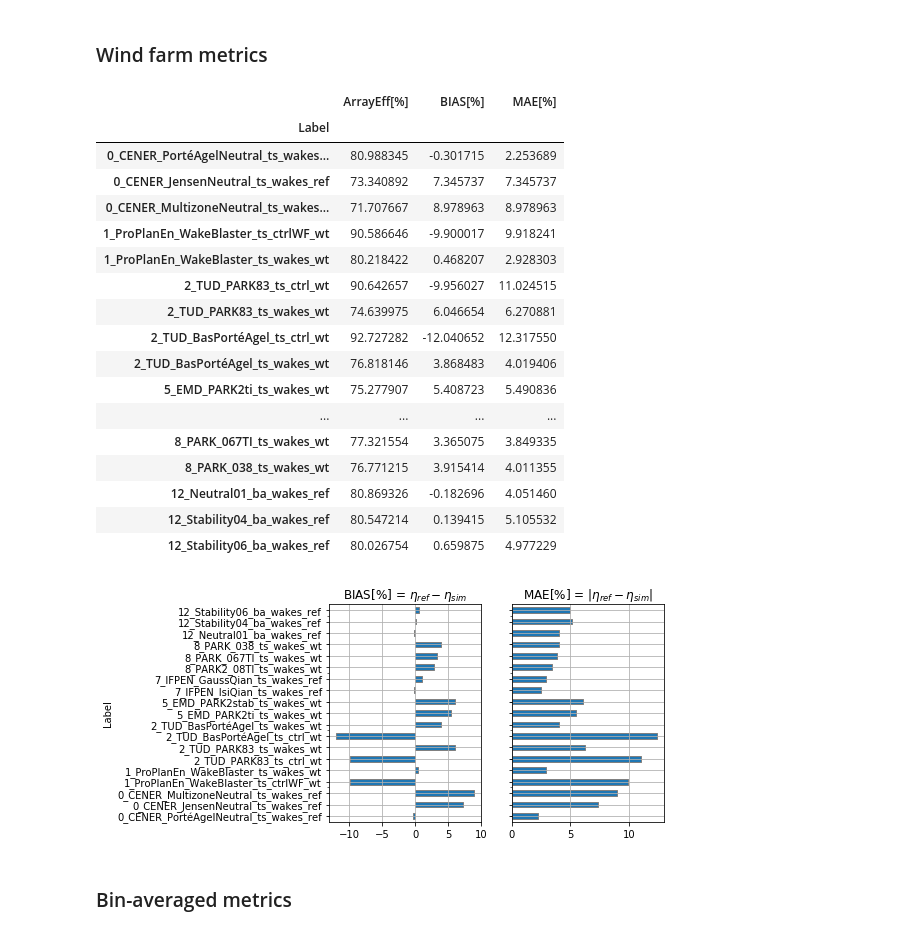
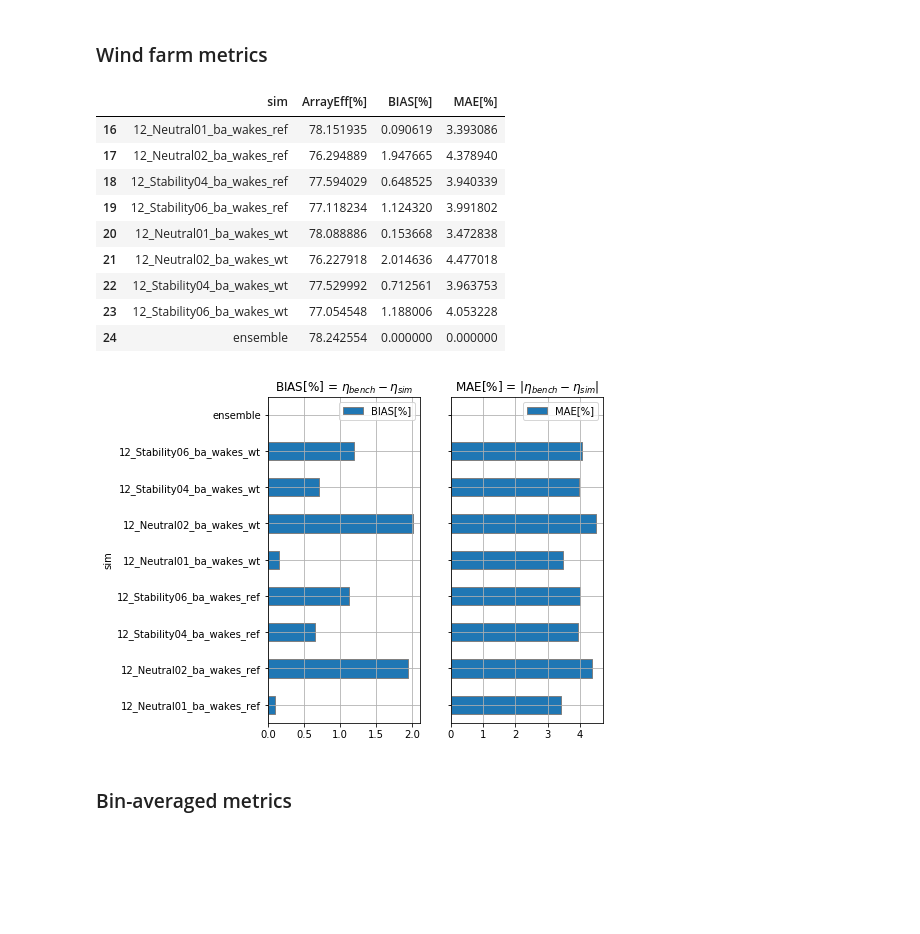
Before and after one commit to CENER-EPR/OWAbench, a Jupyter notebook: Ormonde/Ormonde_ArrayEfficiency.ipynb, the cells around one changed output. Saved outputs shown, nothing was run; the diff lists cells and outputs as text; code cells hidden in the pictures; blank space fills up the shorter version.

```diff
--- a/Ormonde/Ormonde_ArrayEfficiency.ipynb
+++ b/Ormonde/Ormonde_ArrayEfficiency.ipynb
@@ -28,7 +31,7 @@ IPython.OutputArea.prototype._should_scroll = function(lines) {
 # %% [markdown]
 ## Participants
 # %%
-n_sim = 20 # number of submited simulations + 1 (ensemble)
+n_sim = 25 # number of submited simulations + 1 (ensemble)
 sims = pd.DataFrame(columns = ['ID','Ensemble','Participant','Model Name', 'Model Type','Approach','Input','Remarks','Label'],
                    index = np.arange(0,n_sim,1))
 sims.loc[0]  = ['orm00a'  ,0,'CENER'    ,'FLORIS'     ,'Porté-Agel'         ,'ts','wakes,ref','Neutral'         ,'0_CENER_PortéAgelNeutral_ts_wakes_ref']
@@ -36,21 +39,26 @@ sims.loc[1]  = ['orm00b'  ,0,'CENER'    ,'FLORIS'     ,'Jensen'             ,'ts
 sims.loc[2]  = ['orm00c'  ,0,'CENER'    ,'FLORIS'     ,'Multizone'          ,'ts','wakes,ref','Neutral'         ,'0_CENER_MultizoneNeutral_ts_wakes_ref']
 sims.loc[3]  = ['orm01a'  ,1,'ProPlanEn','WakeBlaster','RANS Eddy-Vis'      ,'ts','ctrl,wt'  ,'Walney 1-4, West of Duddon Sands and Barrow added','1_ProPlanEn_WakeBlaster_ts_ctrlWF_wt']
 sims.loc[4]  = ['orm01b'  ,1,'ProPlanEn','WakeBlaster','RANS Eddy-Vis'      ,'ts','wakes,wt' ,' '               ,'1_ProPlanEn_WakeBlaster_ts_wakes_wt']
-sims.loc[5]  = ['orm02a'  ,1,'TU-Delft' ,'eWakeLab'   ,'PARK83'             ,'ts','ctrl,wt'  ,'Dynamic Cw'      ,'2_TUD_PARK83_ts_ctrl_wt']
+sims.loc[5]  = ['orm02a'  ,0,'TU-Delft' ,'eWakeLab'   ,'PARK83'             ,'ts','ctrl,wt'  ,'Dynamic Cw'      ,'2_TUD_PARK83_ts_ctrl_wt']
 sims.loc[6]  = ['orm02b'  ,1,'TU-Delft' ,'eWakeLab'   ,'PARK83'             ,'ts','wakes,wt' ,'Dynamic Cw'      ,'2_TUD_PARK83_ts_wakes_wt']
-sims.loc[7]  = ['orm02c'  ,1,'TU-Delft' ,'eWakeLab'   ,'Bastankah&PortéAgel','ts','ctrl,wt'  ,'Dynamic Cw'      ,'2_TUD_BasPortéAgel_ts_ctrl_wt']
+sims.loc[7]  = ['orm02c'  ,0,'TU-Delft' ,'eWakeLab'   ,'Bastankah&PortéAgel','ts','ctrl,wt'  ,'Dynamic Cw'      ,'2_TUD_BasPortéAgel_ts_ctrl_wt']
 sims.loc[8]  = ['orm02d'  ,1,'TU-Delft' ,'eWakeLab'   ,'Bastankah&PortéAgel','ts','wakes,wt' ,'Dynamic Cw'      ,'2_TUD_BasPortéAgel_ts_wakes_wt']
 sims.loc[9]  = ['orm05a'  ,1,'EMD'      ,'WindPro'    ,'PARK2'              ,'ts','wakes,wt' ,'TI-based'        ,'5_EMD_PARK2ti_ts_wakes_wt']
-sims.loc[10]  = ['orm05b'  ,1,'EMD'      ,'WindPro'    ,'PARK2'              ,'ts','wakes,wt' ,'Stability-based' ,'5_EMD_PARK2stab_ts_wakes_wt']
+sims.loc[10] = ['orm05b'  ,1,'EMD'      ,'WindPro'    ,'PARK2'               ,'ts','wakes,wt' ,'Stability-based' ,'5_EMD_PARK2stab_ts_wakes_wt']
 sims.loc[11] = ['orm07b'  ,0,'IFPEN'    ,'FarmShadow' ,'Ishihara&Qian'      ,'ts','wakes,ref',' '               ,'7_IFPEN_IsiQian_ts_wakes_ref']
 sims.loc[12] = ['orm07c'  ,0,'IFPEN'    ,'FarmShadow' ,'Gaussian-Bast&Qian' ,'ts','wakes,ref',' '               ,'7_IFPEN_GaussQian_ts_wakes_ref']
 sims.loc[13] = ['orm08a'  ,1,'Anonymous','WindPro'    ,'PARK2'              ,'ts','wakes,wt' ,'Cw = 0.8TI'      ,'8_PARK2_08TI_ts_wakes_wt']
 sims.loc[14] = ['orm08b'  ,1,'Anonymous','WindPro'    ,'PARK'               ,'ts','wakes,wt' ,'Cw = 0.67TI'     ,'8_PARK_067TI_ts_wakes_wt']
 sims.loc[15] = ['orm08c'  ,1,'Anonymous','WindPro'    ,'PARK'               ,'ts','wakes,wt' ,'Cw = 0.038'      ,'8_PARK_038_ts_wakes_wt']
 sims.loc[16] = ['orm12a'  ,0,'Anonymous','Anonymous'  ,'Anonymous'          ,'ba','wakes,ref','Neutral 01'      ,'12_Neutral01_ba_wakes_ref']
-sims.loc[17] = ['orm12b'  ,0,'Anonymous','Anonymous'  ,'Anonymous'          ,'ba','wakes,ref','Stability 04'    ,'12_Stability04_ba_wakes_ref']
-sims.loc[18] = ['orm12c'  ,0,'Anonymous','Anonymous'  ,'Anonymous'          ,'ba','wakes,ref','Stability 06'    ,'12_Stability06_ba_wakes_ref']
-sims.loc[19] = ['ensemble',0,' '        ,' '          ,' '                  ,'ba','wakes,ref',' '               ,'ensemble']
+sims.loc[17] = ['orm12b'  ,0,'Anonymous','Anonymous'  ,'Anonymous'          ,'ba','wakes,ref','Neutral 02'      ,'12_Neutral02_ba_wakes_ref']
+sims.loc[18] = ['orm12c'  ,0,'Anonymous','Anonymous'  ,'Anonymous'          ,'ba','wakes,ref','Stability 04'    ,'12_Stability04_ba_wakes_ref']
+sims.loc[19] = ['orm12d'  ,0,'Anonymous','Anonymous'  ,'Anonymous'          ,'ba','wakes,ref','Stability 06'    ,'12_Stability06_ba_wakes_ref']
+sims.loc[20] = ['orm12e'  ,0,'Anonymous','Anonymous'  ,'Anonymous'          ,'ba','wakes,wt','Neutral 01'      ,'12_Neutral01_ba_wakes_wt']
+sims.loc[21] = ['orm12f'  ,0,'Anonymous','Anonymous'  ,'Anonymous'          ,'ba','wakes,wt','Neutral 02'      ,'12_Neutral02_ba_wakes_wt']
+sims.loc[22] = ['orm12g'  ,0,'Anonymous','Anonymous'  ,'Anonymous'          ,'ba','wakes,wt','Stability 04'    ,'12_Stability04_ba_wakes_wt']
+sims.loc[23] = ['orm12h'  ,0,'Anonymous','Anonymous'  ,'Anonymous'          ,'ba','wakes,wt','Stability 06'    ,'12_Stability06_ba_wakes_wt']
+sims.loc[24] = ['ensemble',0,' '        ,' '          ,' '                  ,'ba','wakes,wt',' '               ,'ensemble']
 ensemble = sims.index[sims['Ensemble'] == 1].tolist()
 sims.style.set_properties(**{'text-align': 'center'})
 # %% [output]
@@ -349,52 +357,46 @@ for isim in range(n_sim):
 #plotresults = ensemble.copy()                           # simulations participating in the ensemble
 #plotresults.append(n_sim-1)                               # add the ensemble
 
-plotresults = [0,1,2,3,4,5,6,7,8,9,10,11,12,13,14,15,16,17,18] # for cherry peaking
+plotresults = [0,1,2,3,4,5,6,7,8,9,10,11,12,13,14,15,16,17,18,19,20,21,22,23,24] # for cherry peaking
+plotresults = [16,17,18,19,20,21,22,23,24] # for cherry peaking
 
 # use 'Label', 'ID' (anonymous) or any other column in the participants table to tag the simulations in the plots
 tags = 'Label'
 plotresultsname = [sims[tags][x] for x in plotresults]
 
-highlight = ['orm00b','orm01a','orm01b','orm02b','orm05b','orm07a','orm08a','orm12b']          # Highlight results in spagetti plots
+highlight = ['orm00b','orm01a','orm01b','orm02b','orm05b','orm07b','orm08a']          # Highlight results in spagetti plots
 #highlight = ['orm00a','orm00b','orm07a','orm07b','orm07c','orm09a']          # Highlight results in spagetti plots
-#highlight = ['orm07a','orm07b','orm07c']          # Highlight results in spagetti plots
+highlight = ['orm12a','orm12b','orm12c','orm12d','orm12e','orm12f','orm12g','orm12h']          # Highlight results in spagetti plots
 # %% [markdown]
 ### Wind farm metrics
 # %%
 # Compute wind farm metrics
-Metrics = pd.DataFrame(np.zeros((n_sim,3)),
-                       columns = ['ArrayEff[%]','BIAS[%]','MAE[%]'],
-                       index = sims[tags])
+Metrics = pd.DataFrame(np.zeros((n_sim,4)),
+                       columns = ['sim','ArrayEff[%]','BIAS[%]','MAE[%]'],
+                       index = sims.index) #sims[tags]
 for isim in range(n_sim):
-    Metrics.loc[sims[tags][isim],'ArrayEff[%]'] = sim_eta_tot[isim]
-    Metrics.loc[sims[tags][isim],'BIAS[%]'] = bias_tot[isim]
-    Metrics.loc[sims[tags][isim],'MAE[%]'] = mae_tot[isim]
+    Metrics.loc[isim,'sim'] = sims[tags][isim] #sims[tags][isim]
+    Metrics.loc[isim,'ArrayEff[%]'] = sim_eta_tot[isim] #sims[tags][isim]
+    Metrics.loc[isim,'BIAS[%]'] = bias_tot[isim]
+    Metrics.loc[isim,'MAE[%]'] = mae_tot[isim]
 
-fig, ax = plt.subplots(nrows=1, ncols=2, sharey='all')
-Metrics.iloc[plotresults]['BIAS[%]'].plot.barh(ax = ax[0], rot=0, grid=1, edgecolor = 'grey', title='BIAS[%] = $\eta_{ref}-\eta_{sim}$'); #colormap = 'bwr'
-Metrics.iloc[plotresults]['MAE[%]'].plot.barh(ax = ax[1], rot=0, grid=1, edgecolor = 'grey', title='MAE[%] = |$\eta_{ref}-\eta_{sim}$|'); #colormap = 'bwr'
+fig, ax = plt.subplots(nrows=1, ncols=2, sharey='all',figsize=(6,6))
+Metrics.iloc[plotresults].plot.barh(x = 'sim', y = 'BIAS[%]', ax = ax[0], rot=0, grid=1, edgecolor = 'grey', title='BIAS[%] = $\eta_{bench}-\eta_{sim}$'); #colormap = 'bwr'
+Metrics.iloc[plotresults].plot.barh(x = 'sim', y = 'MAE[%]' , ax = ax[1], rot=0, grid=1, edgecolor = 'grey', title='MAE[%] = |$\eta_{bench}-\eta_{sim}$|'); #colormap = 'bwr'
 
 Metrics.iloc[plotresults]
 # %% [output]
-|  | ArrayEff[%] | BIAS[%] | MAE[%] |
-| Label |  |  |  |
-| 0_CENER_PortéAgelNeutral_ts_wakes... | 80.988345 | -0.301715 | 2.253689 |
-| 0_CENER_JensenNeutral_ts_wakes_ref | 73.340892 | 7.345737 | 7.345737 |
-| 0_CENER_MultizoneNeutral_ts_wakes... | 71.707667 | 8.978963 | 8.978963 |
-| 1_ProPlanEn_WakeBlaster_ts_ctrlWF_wt | 90.586646 | -9.900017 | 9.918241 |
-| 1_ProPlanEn_WakeBlaster_ts_wakes_wt | 80.218422 | 0.468207 | 2.928303 |
-| 2_TUD_PARK83_ts_ctrl_wt | 90.642657 | -9.956027 | 11.024515 |
-| 2_TUD_PARK83_ts_wakes_wt | 74.639975 | 6.046654 | 6.270881 |
-| 2_TUD_BasPortéAgel_ts_ctrl_wt | 92.727282 | -12.040652 | 12.317550 |
-| 2_TUD_BasPortéAgel_ts_wakes_wt | 76.818146 | 3.868483 | 4.019406 |
-| 5_EMD_PARK2ti_ts_wakes_wt | 75.277907 | 5.408723 | 5.490836 |
-| ... | ... | ... | ... |
-| 8_PARK_067TI_ts_wakes_wt | 77.321554 | 3.365075 | 3.849335 |
-| 8_PARK_038_ts_wakes_wt | 76.771215 | 3.915414 | 4.011355 |
-| 12_Neutral01_ba_wakes_ref | 80.869326 | -0.182696 | 4.051460 |
-| 12_Stability04_ba_wakes_ref | 80.547214 | 0.139415 | 5.105532 |
-| 12_Stability06_ba_wakes_ref | 80.026754 | 0.659875 | 4.977229 |
+|  | sim | ArrayEff[%] | BIAS[%] | MAE[%] |
+| 16 | 12_Neutral01_ba_wakes_ref | 78.151935 | 0.090619 | 3.393086 |
+| 17 | 12_Neutral02_ba_wakes_ref | 76.294889 | 1.947665 | 4.378940 |
+| 18 | 12_Stability04_ba_wakes_ref | 77.594029 | 0.648525 | 3.940339 |
+| 19 | 12_Stability06_ba_wakes_ref | 77.118234 | 1.124320 | 3.991802 |
+| 20 | 12_Neutral01_ba_wakes_wt | 78.088886 | 0.153668 | 3.472838 |
+| 21 | 12_Neutral02_ba_wakes_wt | 76.227918 | 2.014636 | 4.477018 |
+| 22 | 12_Stability04_ba_wakes_wt | 77.529992 | 0.712561 | 3.963753 |
+| 23 | 12_Stability06_ba_wakes_wt | 77.054548 | 1.188006 | 4.053228 |
+| 24 | ensemble | 78.242554 | 0.000000 | 0.000000 |
-[figure, old version]
+[figure, new version]
 # %% [markdown]
 ### Bin-averaged metrics
 # %%
```
Also changed, not shown: parts of 11 cells of this notebook, 6 other files.
